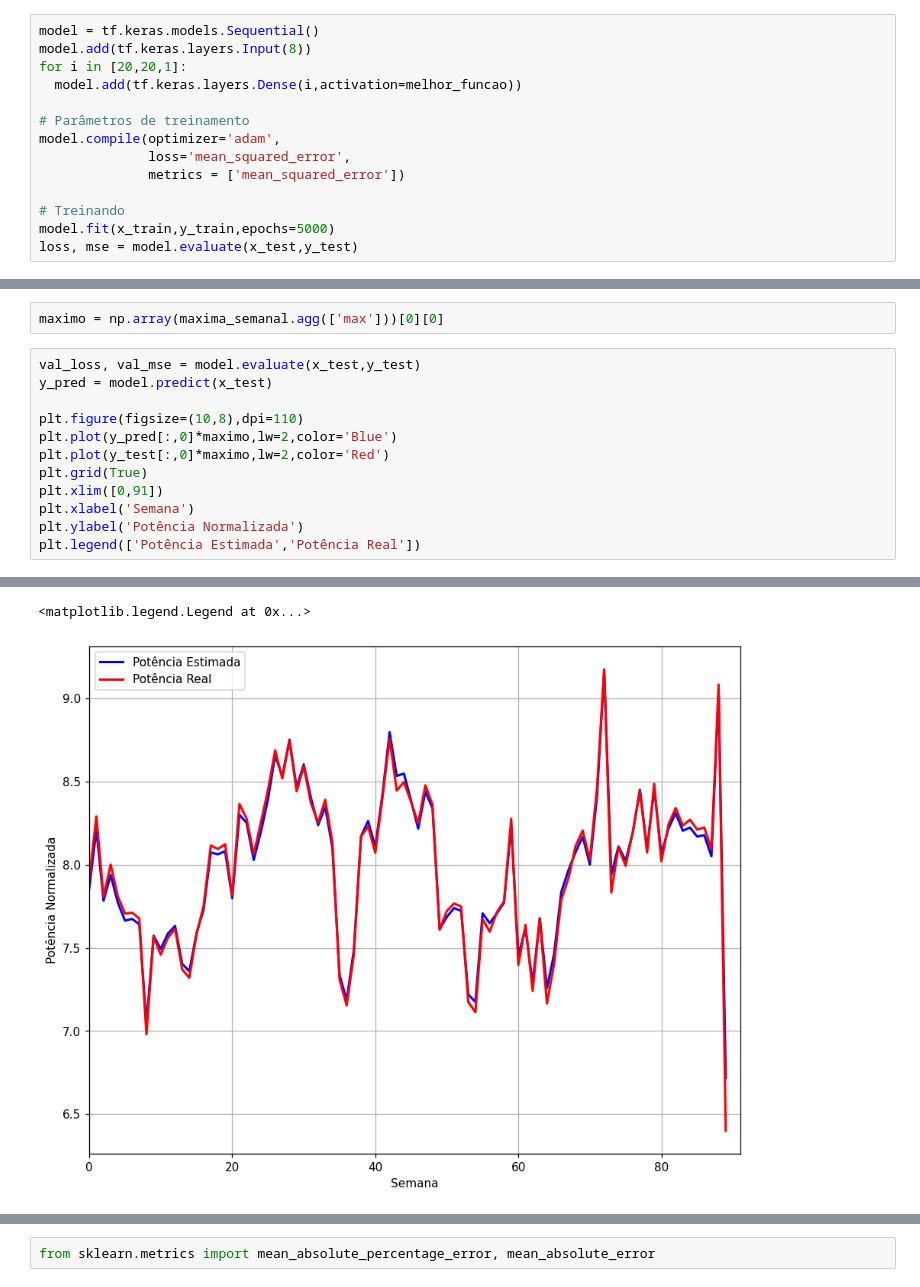
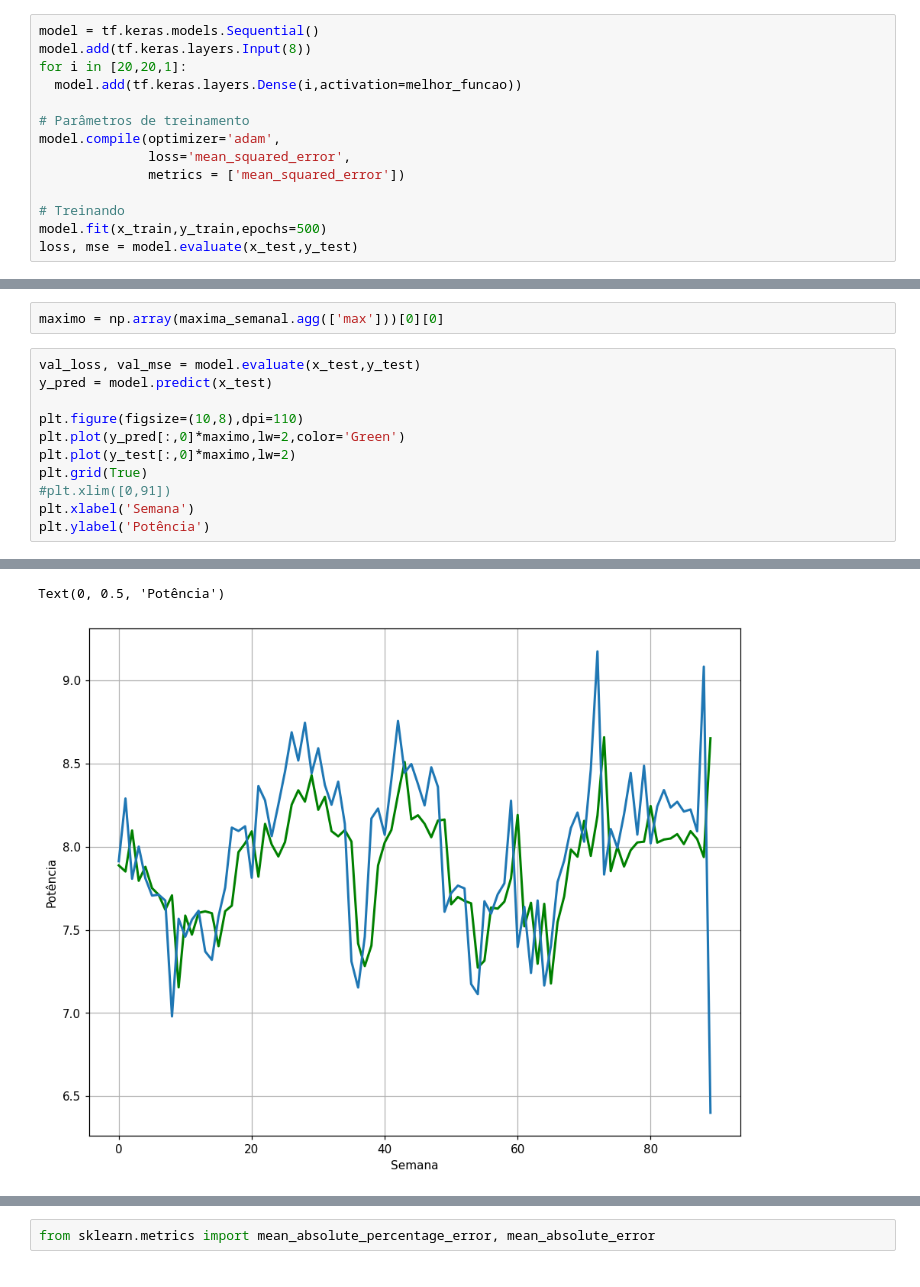
Before and after one commit to jonathabsilva/TecImpIA, a Jupyter notebook: Avaliacao1TAIA[Ajustada].ipynb, the cells around one changed output, grey strips where cells are left out. Drawn from its saved outputs; the diff is of its cells as text.

```diff
--- a/Avaliacao1TAIA[Ajustada].ipynb
+++ b/Avaliacao1TAIA[Ajustada].ipynb
@@ -175,6 +177,6 @@ model.compile(optimizer='adam',
               metrics = ['mean_squared_error'])
 
 # Treinando
-model.fit(x_train,y_train,epochs=5000)
+model.fit(x_train,y_train,epochs=500)
 loss, mse = model.evaluate(x_test,y_test)
 # %% [output]
@@ -208,11 +210,10 @@ val_loss, val_mse = model.evaluate(x_test,y_test)
 y_pred = model.predict(x_test)
 
 plt.figure(figsize=(10,8),dpi=110)
-plt.plot(y_pred[:,0]*maximo,lw=2,color='Blue')
-plt.plot(y_test[:,0]*maximo,lw=2,color='Red')
+plt.plot(y_pred[:,0]*maximo,lw=2,color='Green')
+plt.plot(y_test[:,0]*maximo,lw=2)
 plt.grid(True)
-plt.xlim([0,91])
+#plt.xlim([0,91])
 plt.xlabel('Semana')
-plt.ylabel('Potência Normalizada')
-plt.legend(['Potência Estimada','Potência Real'])
+plt.ylabel('Potência')
 # %% [output]
@@ -220,5 +221,5 @@ plt.legend(['Potência Estimada','Potência Real'])
-<matplotlib.legend.Legend at 0x...>
+Text(0, 0.5, 'Potência')
-[figure, old version]
+[figure, new version]
 # %%
 val_mse
 # %% [output]
```
Also changed, not shown: parts of 21 cells of this notebook.
